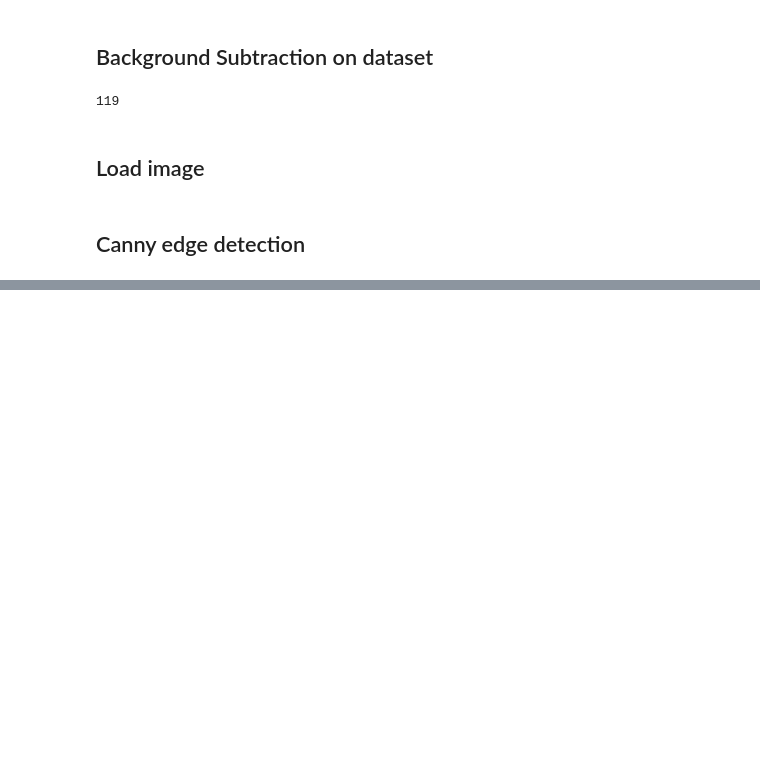
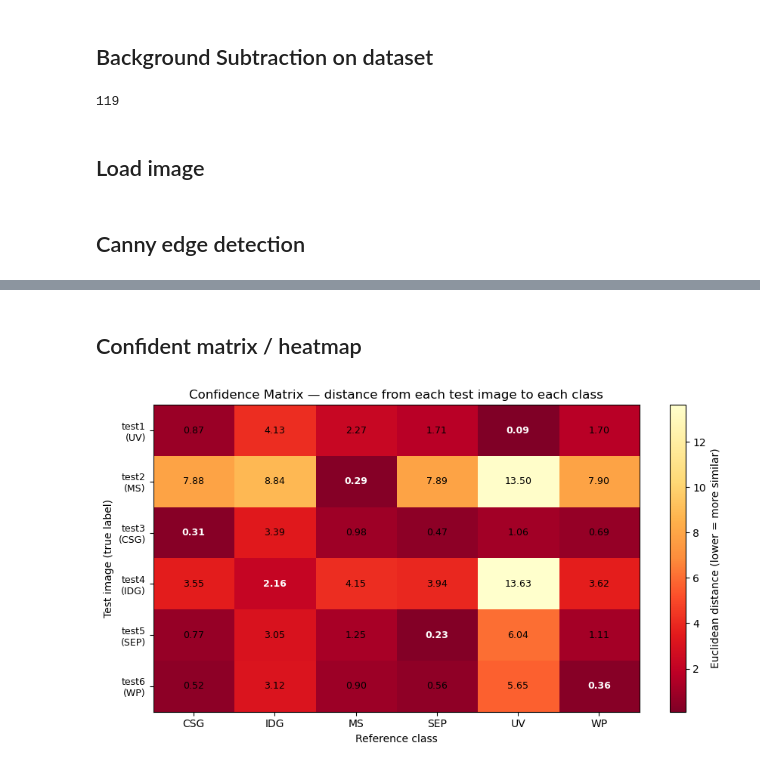
Before and after one commit to ahsieh25/DomainDetector, a Jupyter notebook: domain_detector.ipynb, the cells around one changed output, grey strips where cells are left out. Cells and saved outputs as stored; diff of their text form; code cells hidden in the pictures; blank space fills up the shorter version.

```diff
--- a/domain_detector.ipynb
+++ b/domain_detector.ipynb
@@ -300,0 +330,38 @@ plt.show()
+# %% [markdown]
+## Confident matrix / heatmap
+# %%
+row_labels = [f"test{i+1}\n({short_names[r['true']]})" for i, r in enumerate(results)]
+col_labels = [short_names[c] for c in CLASS_NAMES]
+
+dist_matrix = np.array([
+    [r["per_class"].get(c, float("inf")) for c in CLASS_NAMES]
+    for r in results
+])
+
+fig, ax = plt.subplots(figsize=(9, 5))
+im = ax.imshow(dist_matrix, cmap="YlOrRd_r", aspect="auto")
+plt.colorbar(im, ax=ax, label="Euclidean distance (lower = more similar)")
+
+ax.set_xticks(range(len(CLASS_NAMES)))
+ax.set_xticklabels(col_labels, fontsize=10)
+ax.set_yticks(range(len(results)))
+ax.set_yticklabels(row_labels, fontsize=9)
+ax.set_title("Confidence Matrix — distance from each test image to each class")
+ax.set_xlabel("Reference class")
+ax.set_ylabel("Test image (true label)")
+
+for i in range(len(results)):
+    row_min = dist_matrix[i].min()
+    for j in range(len(CLASS_NAMES)):
+        val = dist_matrix[i, j]
+        txt = f"{val:.2f}" if val != float("inf") else "inf"
+        is_min = abs(val - row_min) < 1e-9
+        weight = "bold" if is_min else "normal"
+        color = "white" if val < row_min * 1.3 else "black"
+        ax.text(j, i, txt, ha="center", va="center", fontsize=9,
+                color=color, fontweight=weight)
+
+plt.tight_layout()
+plt.show()
+# %% [output]
+[figure, added]
```
Also changed, not shown: parts of 36 cells of this notebook.
